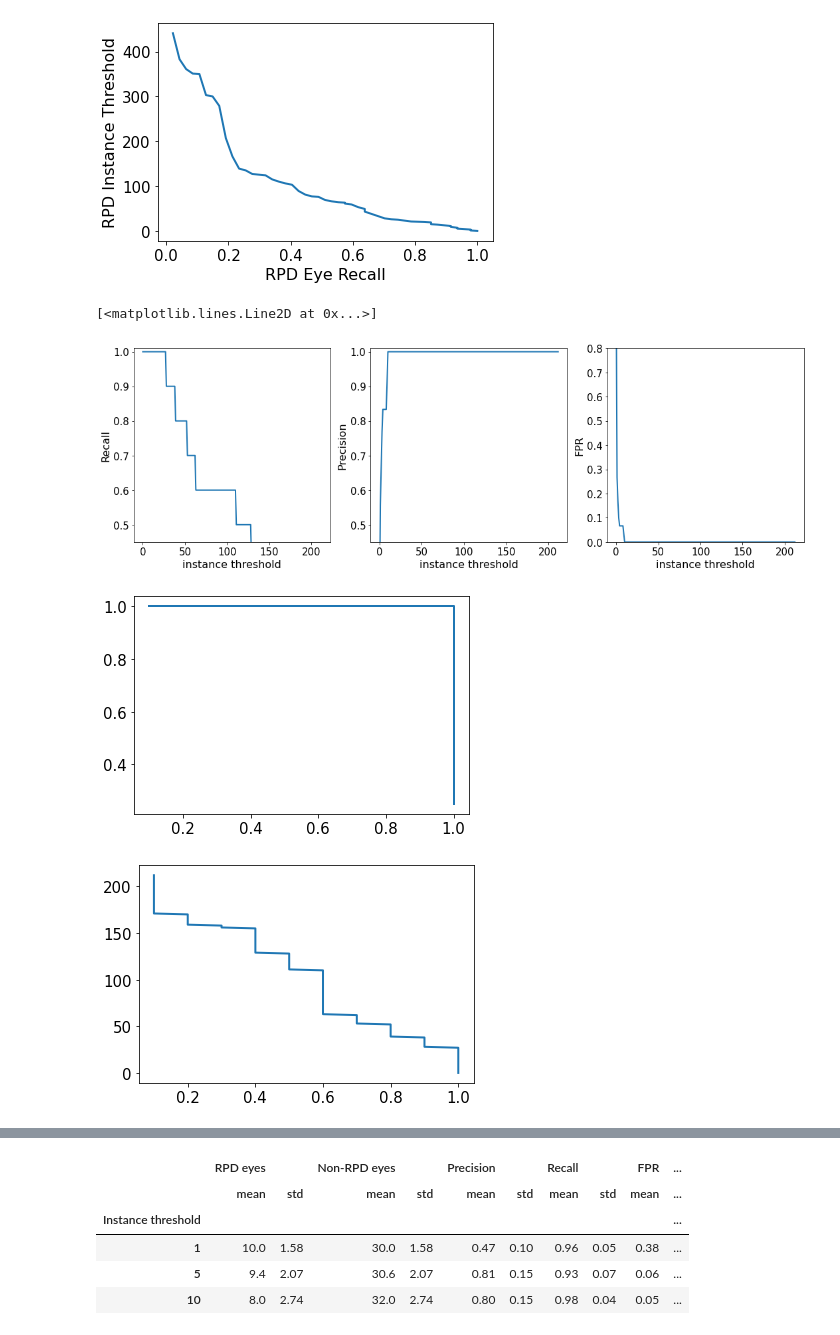
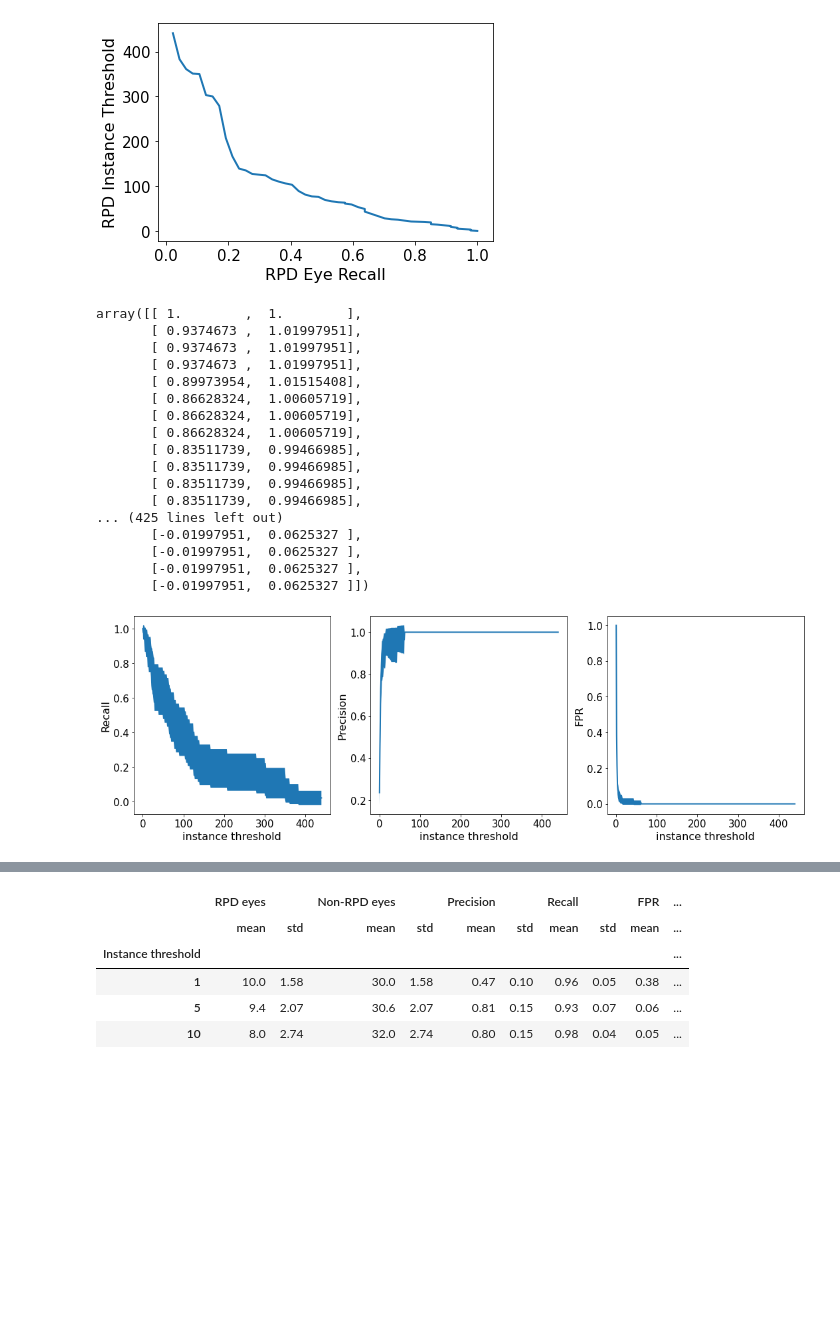
Before and after one commit to uw-biomedical-ml/detectron2-rpd-yb, a Jupyter notebook: runEvaluateClass.ipynb, the cells around one changed output, grey strips where cells are left out. Saved outputs shown, nothing was run; the diff lists cells and outputs as text; code cells hidden in the pictures; blank space fills up the shorter version.

```diff
--- a/runEvaluateClass.ipynb
+++ b/runEvaluateClass.ipynb
@@ -393,15 +372,30 @@ Text(0.5, 1.0, 'Validation Folds')
 [figure]
 [figure]
 # %%
-inst_thresh = np.arange(0,max(dffold.dt_instances),1)
+inst_thresh = np.arange(0,max(df.dt_instances),1)
 #inst_thresh = [1,5,10]
-pr,rc,fpr = RPDplt.plot_img_level_instance_thresholding2(dffold,inst_thresh,gt_thresh=5)
-plt.figure()
-plt.plot(rc,pr)
-plt.figure()
-plt.plot(rc,inst_thresh)
+result_dict = RPDplt.plot_img_level_instance_thresholding2(df,inst_thresh,gt_thresh=5)
+# plt.figure()
+# plt.plot(rc,pr)
+# plt.figure()
+# plt.plot(rc,inst_thresh)
+result_dict['recall_ci']
 # %% [output]
-[<matplotlib.lines.Line2D at 0x...>]
+array([[ 1.        ,  1.        ],
+       [ 0.9374673 ,  1.01997951],
+       [ 0.9374673 ,  1.01997951],
+       [ 0.9374673 ,  1.01997951],
+       [ 0.89973954,  1.01515408],
+       [ 0.86628324,  1.00605719],
+       [ 0.86628324,  1.00605719],
+       [ 0.86628324,  1.00605719],
+       [ 0.83511739,  0.99466985],
+       [ 0.83511739,  0.99466985],
+       [ 0.83511739,  0.99466985],
+       [ 0.83511739,  0.99466985],
+... (425 lines left out)
+       [-0.01997951,  0.0625327 ],
+       [-0.01997951,  0.0625327 ],
+       [-0.01997951,  0.0625327 ],
+       [-0.01997951,  0.0625327 ]])
-[figure, old version]
+[figure, new version]
-[figure, removed]
-[figure, removed]
```
Also changed, not shown: parts of 4 cells of this notebook, 2 other files.
